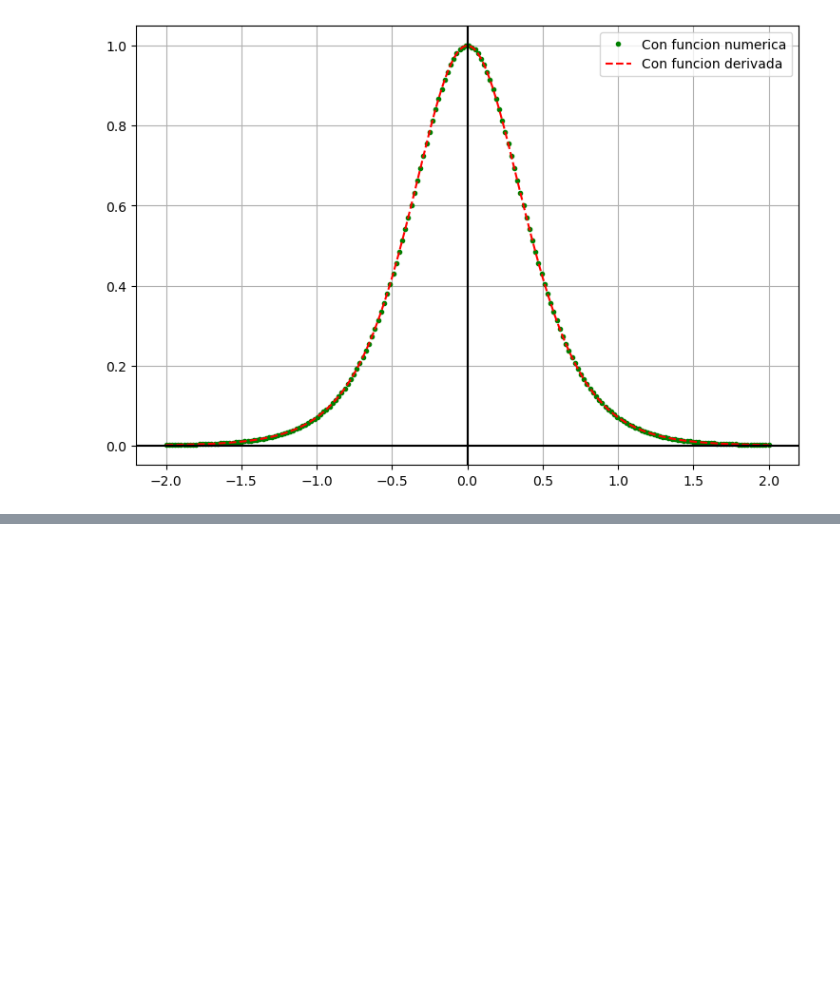
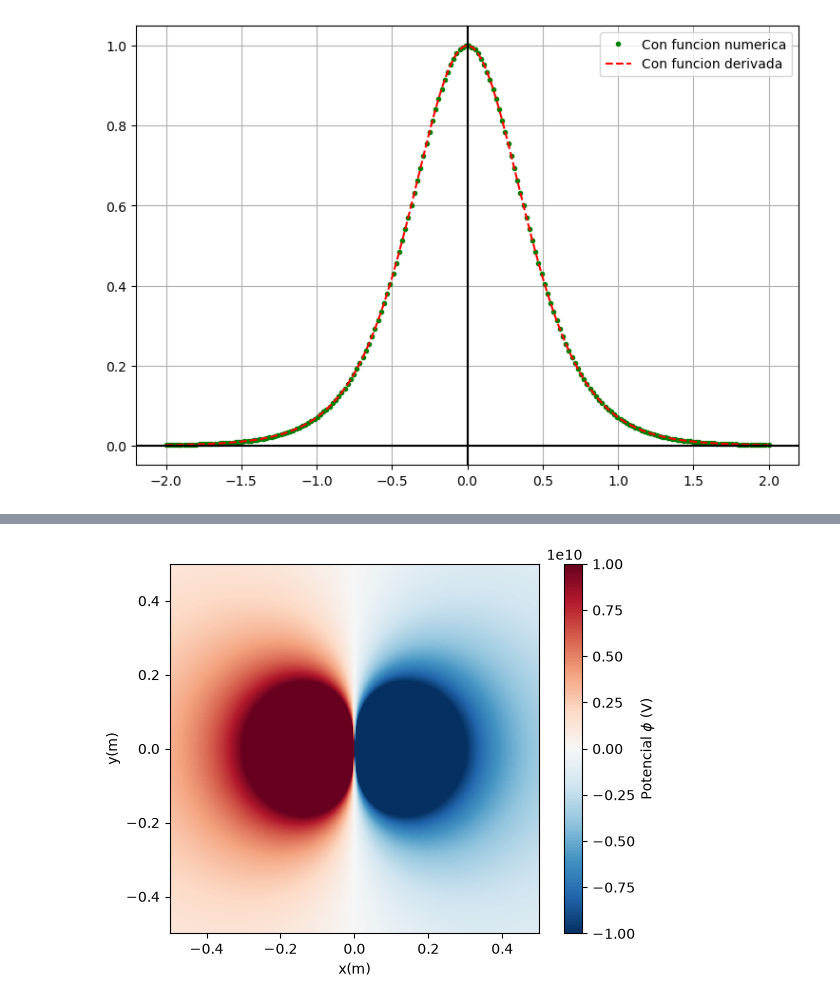
Before and after one commit to SebastianDhamar/RepositorioFisicaComp, a Jupyter notebook: Tareas-Practicas/TareaPractica5.ipynb, the cells around one changed output, grey strips where cells are left out. Saved outputs shown, nothing was run; the diff lists cells and outputs as text; code cells hidden in the pictures; blank space fills up the shorter version.

```diff
--- a/Tareas-Practicas/TareaPractica5.ipynb
+++ b/Tareas-Practicas/TareaPractica5.ipynb
@@ -46,4 +70,33 @@ plt.grid()
 # %%
-def phi(q,x,y):
+import numpy as np
+def phi(q,r):
     e0= 8.85*10**(-12)
     return q/(4*np.pi*e0*r)
+# %%
+import matplotlib.pyplot as plt
+
+d=0.1
+q1= 1
+x1, y1 = -d / 2, 0.0
+q2=-1
+x2, y2 =  d / 2, 0.0
+
+x=np.linspace(-0.5,0.5,300)
+y=np.linspace(-0.5,0.5,300)
+X,Y=np.meshgrid(x,y)
+
+r1= np.sqrt((X-x1)**2 +(Y-y1)**2)
+r2= np.sqrt((X-x2)**2 +(Y-y2)**2)
+
+P1= phi(q1,r1)
+P2= phi(q2,r2)
+
+P= P1+P2
+
+plt.imshow(P, extent=[-0.5, 0.5, -0.5, 0.5], origin="lower", cmap="RdBu_r", vmin=-1e10, vmax=1e10)
+plt.colorbar(label="Potencial $\phi$ (V)")
+plt.xlabel("x(m)")
+plt.ylabel("y(m)")
+plt.show()
+# %% [output]
+[figure, added]
```
Also changed, not shown: parts of 7 cells of this notebook, 1 other file.
